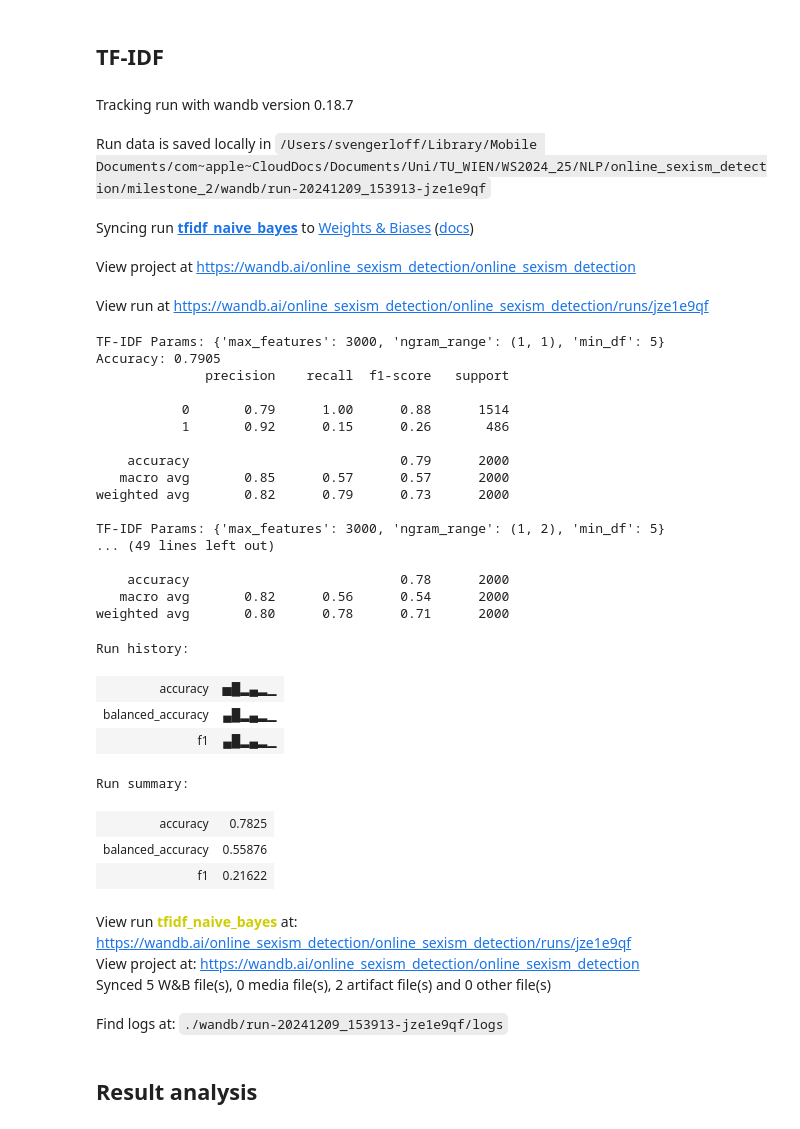
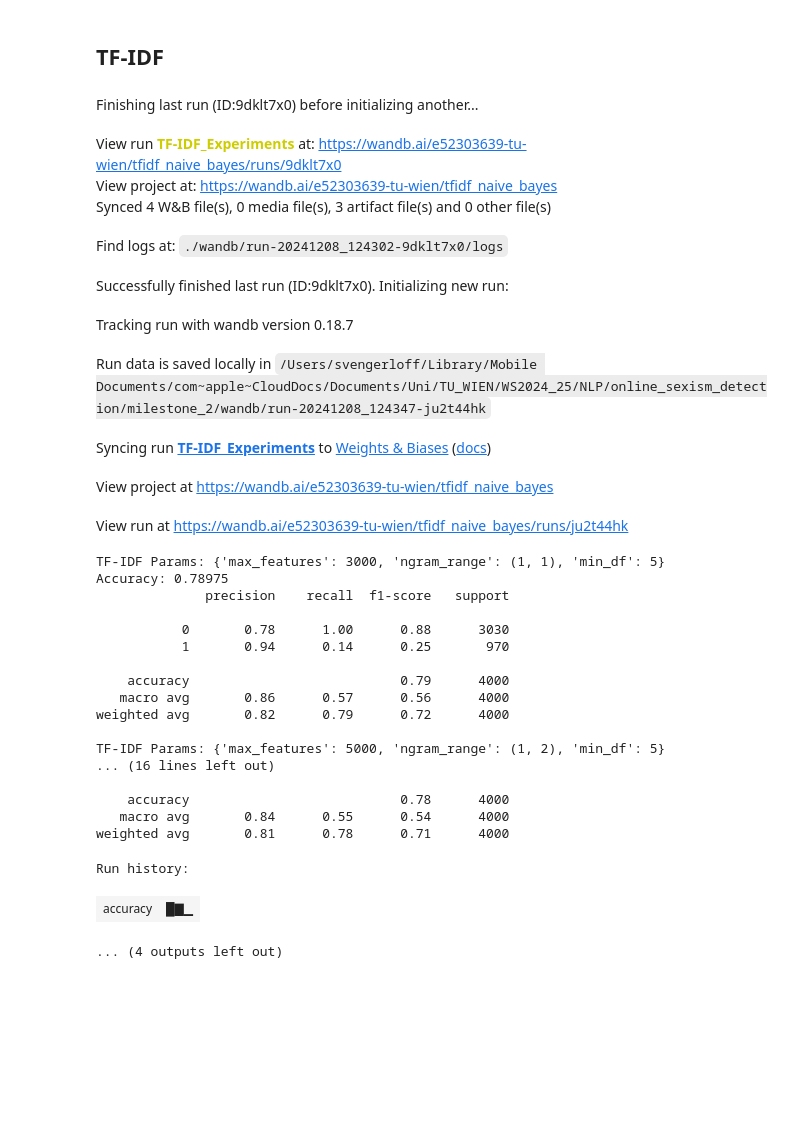
Before and after one commit to SvenGerloff/online_sexism_detection, a Jupyter notebook: milestone_2/NaiveBayes.ipynb, the cells around one changed output. Cells and saved outputs as stored; diff of their text form; code cells hidden in the pictures; blank space fills up the shorter version.

Commit message:
Revert "Add naive bayes"
This reverts commit de047d906585dd06dcf570600c6530a414b8a6c9.

```diff
--- a/milestone_2/NaiveBayes.ipynb
+++ b/milestone_2/NaiveBayes.ipynb
@@ -16,12 +18,12 @@ sys.path.append('..')
 # %%
 df = load_processed_data()
 train_data = df["train"]
-test_data = df["test"]
 dev_data = df["dev"]
 
-X_train, y_train = train_data["lemma"], train_data["label"]
-X_test, y_test = test_data["lemma"], test_data["label"]
-X_dev, y_dev = dev_data["lemma"], dev_data["label"]
+X_train = train_data['text']
+y_train = train_data['label']
+X_dev = dev_data['text']
+y_dev = dev_data['label']
 # %% [output]
 df: Train split loaded.
 df: Dev split loaded.
@@ -31,74 +40,66 @@ df: Test split loaded.
 # %%
 tfidf_params_list = [
     {'max_features': 3000, 'ngram_range': (1, 1), 'min_df': 5},
-    {'max_features': 3000, 'ngram_range': (1, 2), 'min_df': 5},
-    {'max_features': 5000, 'ngram_range': (1, 1), 'min_df': 5},
     {'max_features': 5000, 'ngram_range': (1, 2), 'min_df': 5},
-    {'max_features': 10000, 'ngram_range': (1, 1), 'min_df': 5},
-    {'max_features': 10000, 'ngram_range': (1, 2), 'min_df': 5}
+    {'max_features': 10000, 'ngram_range': (1, 3), 'min_df': 3}
 ]
 # %%
-wandb.init(project="online_sexism_detection", name="tfidf_naive_bayes")
+wandb.init(project="tfidf_naive_bayes", name="TF-IDF_Experiments")
 
 for tfidf_params in tfidf_params_list:
     vectorizer = TfidfVectorizer(**tfidf_params)
     X_train_tfidf = vectorizer.fit_transform(X_train)
-    X_dev_tfidf = vectorizer.transform(X_dev)
+    X_test_tfidf = vectorizer.transform(X_dev)
 
     # Train Naive Bayes classifier
     model = MultinomialNB()
     model.fit(X_train_tfidf, y_train)
-    y_pred = model.predict(X_dev_tfidf)
+    y_pred = model.predict(X_test_tfidf)
 
     # Evaluate
     accuracy = accuracy_score(y_dev, y_pred)
     print(f"TF-IDF Params: {tfidf_params}")
     print("Accuracy:", accuracy)
     print(classification_report(y_dev, y_pred))
 
     # Log results
     wandb.log({
         'tfidf_params': tfidf_params,
-        "f1": f1_score(y_dev, y_pred),
-        "balanced_accuracy": balanced_accuracy_score(y_dev, y_pred),
-        "accuracy": accuracy_score(y_dev, y_pred),
+        'accuracy': accuracy,
+        'confusion_matrix': confusion_matrix(y_dev, y_pred).tolist(),
+        'classification_report': classification_report(y_dev, y_pred, output_dict=True)
     })
 
 wandb.finish()
 # %% [output]
-Tracking run with wandb version 0.18.7
+Finishing last run (ID:9dklt7x0) before initializing another...
-Run data is saved locally in /Users/svengerloff/Library/Mobile Documents/com~apple~CloudDocs/Documents/Uni/TU_WIEN/WS2024_25/NLP/online_sexism_detection/milestone_2/wandb/run-20241209_153913-jze1e9qf
+View run TF-IDF_Experiments at: https://wandb.ai/e52303639-tu-wien/tfidf_naive_bayes/runs/9dklt7x0
+View project at: https://wandb.ai/e52303639-tu-wien/tfidf_naive_bayes
+Synced 4 W&B file(s), 0 media file(s), 3 artifact file(s) and 0 other file(s)
-Syncing run tfidf_naive_bayes to Weights & Biases (docs)
+Find logs at: ./wandb/run-20241208_124302-9dklt7x0/logs
-View project at https://wandb.ai/online_sexism_detection/online_sexism_detection
+Successfully finished last run (ID:9dklt7x0). Initializing new run:
-View run at https://wandb.ai/online_sexism_detection/online_sexism_detection/runs/jze1e9qf
+Tracking run with wandb version 0.18.7
+Run data is saved locally in /Users/svengerloff/Library/Mobile Documents/com~apple~CloudDocs/Documents/Uni/TU_WIEN/WS2024_25/NLP/online_sexism_detection/milestone_2/wandb/run-20241208_124347-ju2t44hk
+Syncing run TF-IDF_Experiments to Weights & Biases (docs)
+View project at https://wandb.ai/e52303639-tu-wien/tfidf_naive_bayes
+View run at https://wandb.ai/e52303639-tu-wien/tfidf_naive_bayes/runs/ju2t44hk
 TF-IDF Params: {'max_features': 3000, 'ngram_range': (1, 1), 'min_df': 5}
-Accuracy: 0.7905
+Accuracy: 0.78975
               precision    recall  f1-score   support
 
-           0       0.79      1.00      0.88      1514
-           1       0.92      0.15      0.26       486
+           0       0.78      1.00      0.88      3030
+           1       0.94      0.14      0.25       970
 
-    accuracy                           0.79      2000
-   macro avg       0.85      0.57      0.57      2000
-weighted avg       0.82      0.79      0.73      2000
+    accuracy                           0.79      4000
+   macro avg       0.86      0.57      0.56      4000
+weighted avg       0.82      0.79      0.72      4000
 
-TF-IDF Params: {'max_features': 3000, 'ngram_range': (1, 2), 'min_df': 5}
-... (49 lines left out)
+TF-IDF Params: {'max_features': 5000, 'ngram_range': (1, 2), 'min_df': 5}
+... (16 lines left out)
 
-    accuracy                           0.78      2000
-   macro avg       0.82      0.56      0.54      2000
-weighted avg       0.80      0.78      0.71      2000
+    accuracy                           0.78      4000
+   macro avg       0.84      0.55      0.54      4000
+weighted avg       0.81      0.78      0.71      4000
 Run history:
-| accuracy | ▅█▂▄▂▁ |
-| balanced_accuracy | ▄█▂▄▂▁ |
-| f1 | ▄█▂▄▂▁ |
+| accuracy | █▇▁ |
-Run summary:
+... (4 outputs left out)
-| accuracy | 0.7825 |
-| balanced_accuracy | 0.55876 |
-| f1 | 0.21622 |
-View run tfidf_naive_bayes at: https://wandb.ai/online_sexism_detection/online_sexism_detection/runs/jze1e9qf
-View project at: https://wandb.ai/online_sexism_detection/online_sexism_detection
-Synced 5 W&B file(s), 0 media file(s), 2 artifact file(s) and 0 other file(s)
-Find logs at: ./wandb/run-20241209_153913-jze1e9qf/logs
-# %% [markdown]
-## Result analysis
```
Also changed, not shown: parts of 11 cells of this notebook, 3 other files.
